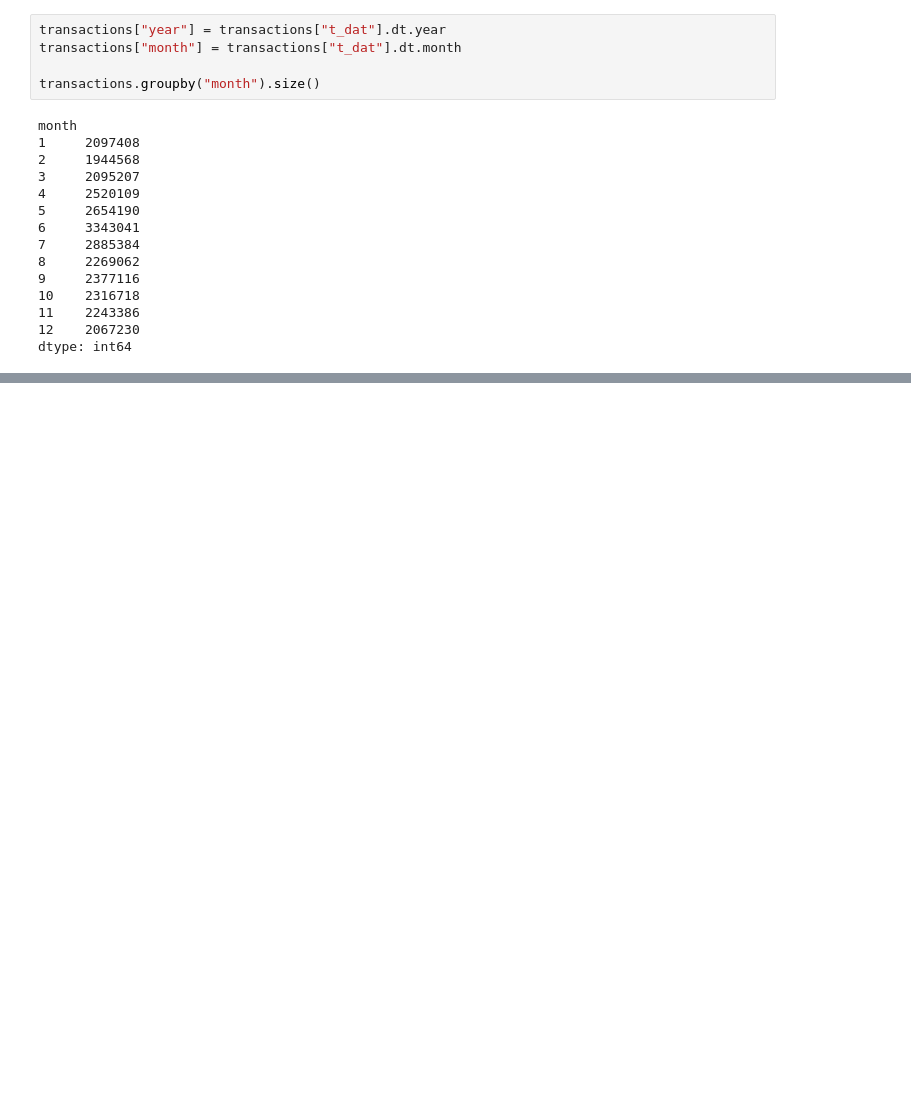
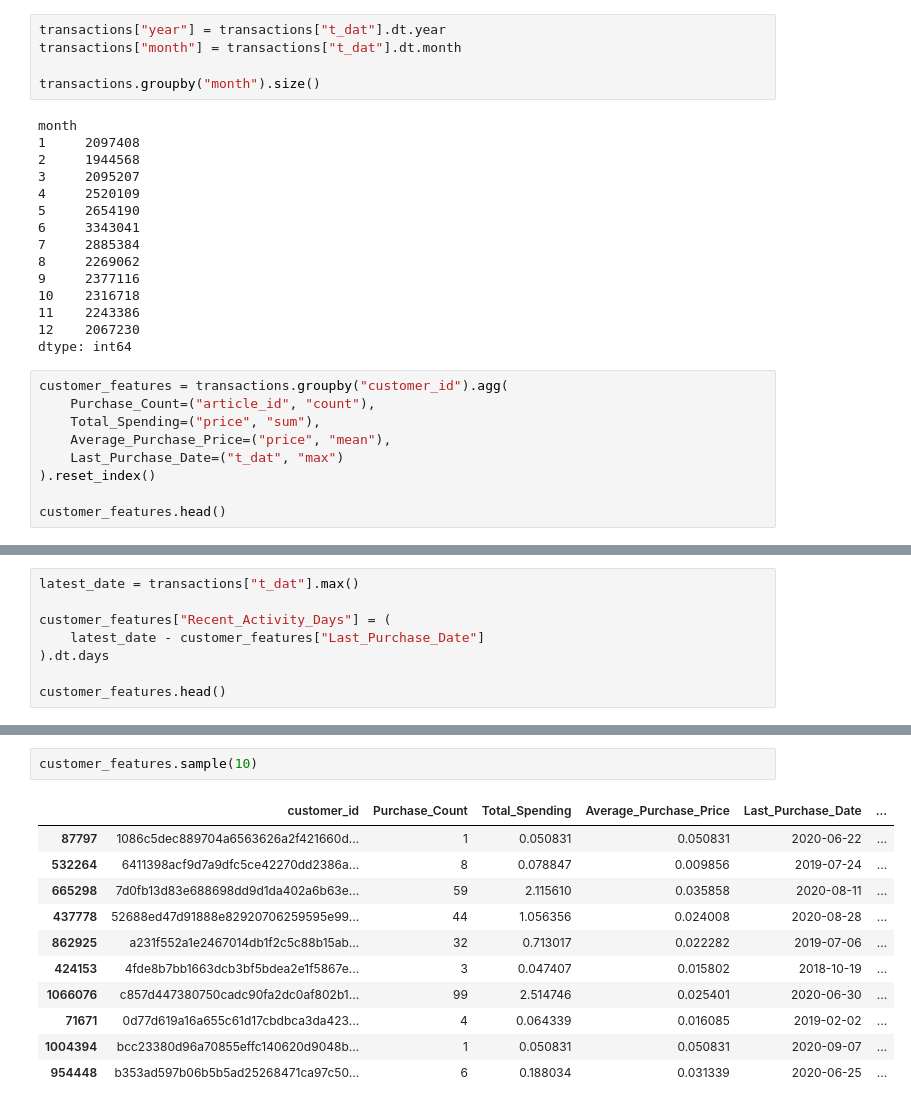
Before and after one commit to Kamesh-developer2703/Context-Aware-Neural-Recommendation-Engine, a Jupyter notebook: notebooks/transaction_analysis.ipynb, the cells around one changed output, grey strips where cells are left out. Drawn from its saved outputs; the diff is of its cells as text; blank space fills up the shorter version.

Commit message:
feat: generate and validate customer transaction features

```diff
--- a/notebooks/transaction_analysis.ipynb
+++ b/notebooks/transaction_analysis.ipynb
@@ -147,3 +147,12 @@ month
 11    2243386
 12    2067230
 dtype: int64
+# %%
+customer_features = transactions.groupby("customer_id").agg(
+    Purchase_Count=("article_id", "count"),
+    Total_Spending=("price", "sum"),
+    Average_Purchase_Price=("price", "mean"),
+    Last_Purchase_Date=("t_dat", "max")
+).reset_index()
+
+customer_features.head()
@@ -149,0 +166,8 @@ dtype: int64
+# %%
+latest_date = transactions["t_dat"].max()
+
+customer_features["Recent_Activity_Days"] = (
+    latest_date - customer_features["Last_Purchase_Date"]
+).dt.days
+
+customer_features.head()
@@ -149,0 +203,14 @@ dtype: int64
+# %%
+customer_features.sample(10)
+# %% [output]
+|  | customer_id | Purchase_Count | Total_Spending | Average_Purchase_Price | Last_Purchase_Date | ... |
+| 87797 | 1086c5dec889704a6563626a2f421660d... | 1 | 0.050831 | 0.050831 | 2020-06-22 | ... |
+| 532264 | 6411398acf9d7a9dfc5ce42270dd2386a... | 8 | 0.078847 | 0.009856 | 2019-07-24 | ... |
+| 665298 | 7d0fb13d83e688698dd9d1da402a6b63e... | 59 | 2.115610 | 0.035858 | 2020-08-11 | ... |
+| 437778 | 52688ed47d91888e82920706259595e99... | 44 | 1.056356 | 0.024008 | 2020-08-28 | ... |
+| 862925 | a231f552a1e2467014db1f2c5c88b15ab... | 32 | 0.713017 | 0.022282 | 2019-07-06 | ... |
+| 424153 | 4fde8b7bb1663dcb3bf5bdea2e1f5867e... | 3 | 0.047407 | 0.015802 | 2018-10-19 | ... |
+| 1066076 | c857d447380750cadc90fa2dc0af802b1... | 99 | 2.514746 | 0.025401 | 2020-06-30 | ... |
+| 71671 | 0d77d619a16a655c61d17cbdbca3da423... | 4 | 0.064339 | 0.016085 | 2019-02-02 | ... |
+| 1004394 | bcc23380d96a70855effc140620d9048b... | 1 | 0.050831 | 0.050831 | 2020-09-07 | ... |
+| 954448 | b353ad597b06b5b5ad25268471ca97c50... | 6 | 0.188034 | 0.031339 | 2020-06-25 | ... |
```
Also changed, not shown: parts of 5 cells of this notebook, 1 other file.
